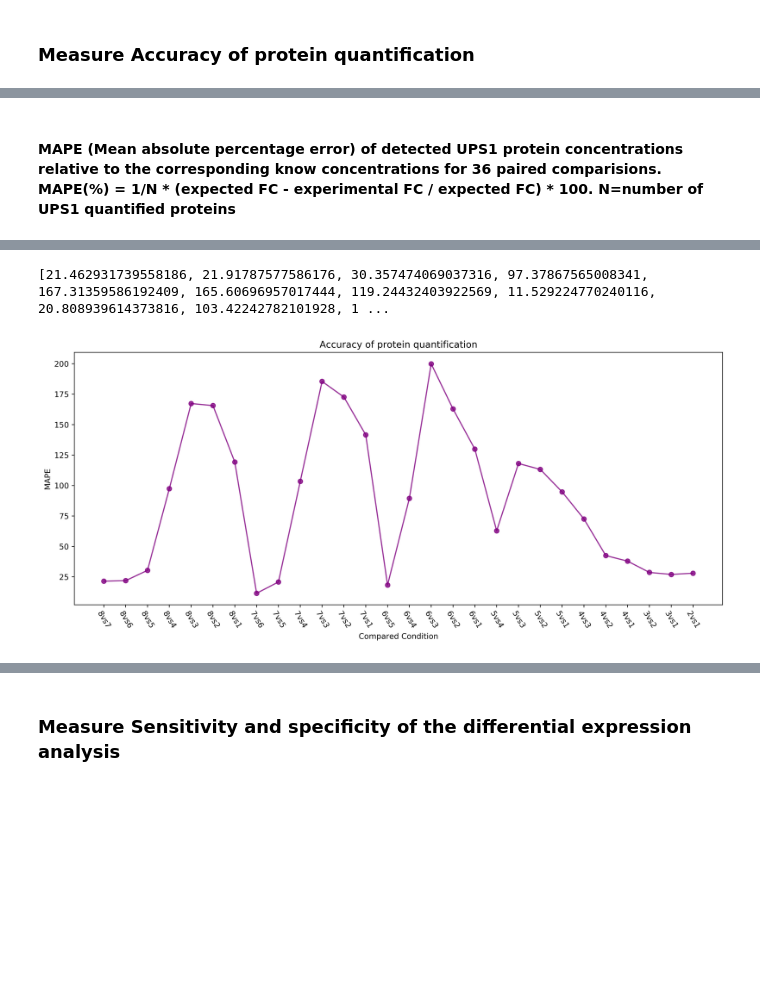
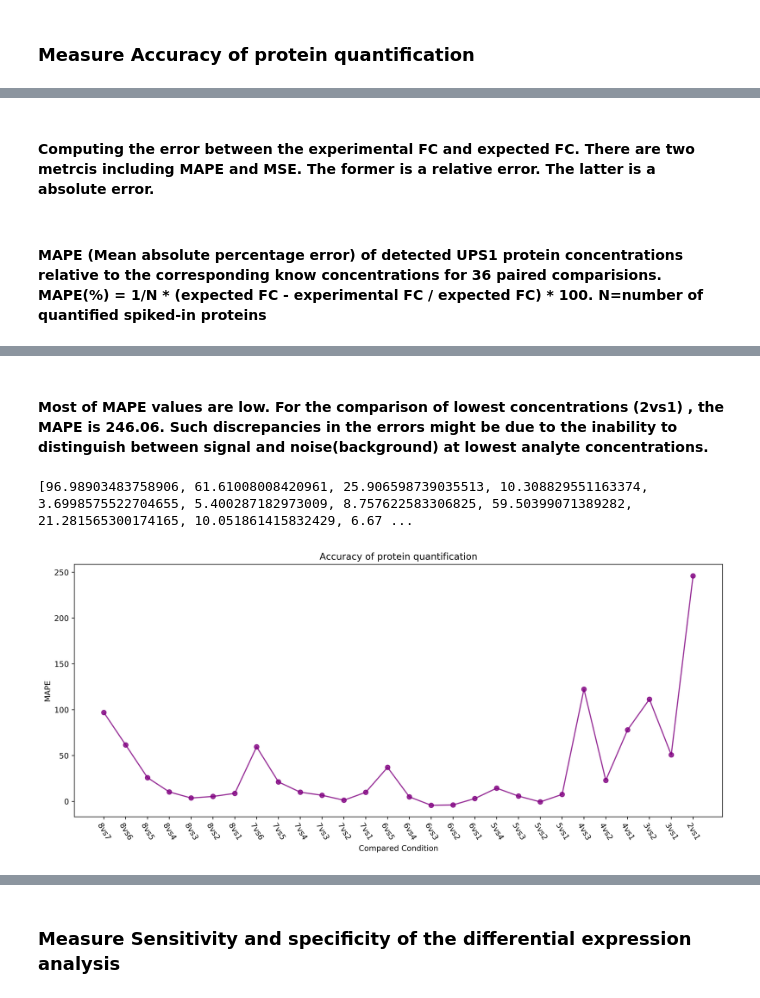
Before and after one commit to ypriverol/quantms-research, a Jupyter notebook: notebooks/PASS00589.ipynb, the cells around one changed output, grey strips where cells are left out. Drawn from its saved outputs; the diff is of its cells as text; code cells hidden in the pictures; blank space fills up the shorter version.

```diff
--- a/notebooks/PASS00589.ipynb
+++ b/notebooks/PASS00589.ipynb
@@ -59,0 +119,12 @@ plt.show()
+# %%
+missing_values_background = 0
+total = 0
+for condition in np.unique(quantms['Condition']):
+    quant_condition = quantms.loc[(quantms['ProteinName'].str.contains("HUMAN")) & (quantms['Condition'] == condition)]
+    for protein in np.unique(quant_condition['ProteinName']):
+        msruns = np.unique(quant_condition[quant_condition['ProteinName'] == protein]['Run'])
+        total += 3
+        if len(msruns) < 3:
+            missing_values_background += (3 - len(msruns))
+
+print(missing_values_background / total)
@@ -59,0 +133,19 @@ plt.show()
+# %%
+missing_values_background = 0
+expected_num = 0
+total = Master_Mix1 + Master_Mix2 + Master_Mix3
+original_background= original[-original['Protein'].isin(total)]
+original_background.head(10)
+for protein in np.unique(original_background['Protein']):
+    t = original_background[original_background['Protein'] == protein]
+    t = t.iloc[:, 3:]
+    for i in range(8):
+        spec_t = t.iloc[:, i * 3: 3 + i * 3]
+        spec_t = spec_t.dropna(axis=1, how="all")
+        if len(spec_t) == 0:
+            continue
+        else:
+            expected_num += 3
+            missing_values_background += (3 - spec_t.shape[1])
+
+print(missing_values_background / expected_num)
@@ -288,5 +489,7 @@ INFO  [2021-12-07 18:11:47]  == Comparisons for all proteins are done.
+# %% [markdown]
+#### Computing the error between the experimental FC and expected FC. There are two metrcis including MAPE and MSE. The former is a relative error. The latter is a absolute error.
 # %% [markdown]
-#### MAPE (Mean absolute percentage error) of detected UPS1 protein concentrations relative to the corresponding know concentrations for 36 paired comparisions. MAPE(%) = 1/N * (expected FC - experimental FC / expected FC) * 100. N=number of UPS1 quantified proteins
+#### MAPE (Mean absolute percentage error) of detected UPS1 protein concentrations relative to the corresponding know concentrations for 36 paired comparisions. MAPE(%) = 1/N * (expected FC - experimental FC / expected FC) * 100. N=number of quantified spiked-in proteins
 # %%
 compar_res = pd.read_csv("comparison_res.csv", sep=',', header=0)
 compar_res.head()
@@ -297,6 +500,8 @@ compar_res.head()
 | 2 | sp|A0A024RBG1|NUD4B_HUMAN;sp|Q9NZ... | 8vs5 | -0.172107 | NaN | NaN | 0.0 | NaN | NaN | NaN | 0.666667 | ... |
 | 3 | sp|A0A024RBG1|NUD4B_HUMAN;sp|Q9NZ... | 8vs4 | -0.104771 | NaN | NaN | 0.0 | NaN | NaN | NaN | 0.666667 | ... |
 | 4 | sp|A0A024RBG1|NUD4B_HUMAN;sp|Q9NZ... | 8vs3 | inf | NaN | NaN | NaN | NaN | 0.0 | oneConditionMissing | 0.833333 | ... |
+# %% [markdown]
+####  Most of MAPE values are low. For the comparison of lowest concentrations (2vs1) , the MAPE is 246.06. Such discrepancies in the errors might be due to the inability to distinguish between signal and noise(background) at lowest analyte concentrations.
 # %%
 # calculate MAPE
 import math
@@ -309,37 +514,39 @@ Master_Mix2_Mass = {'1': 100, '2': 62.995, '3': 39.685, '4': 25, '5': 2, '6': 1.
 Master_Mix3_Mass = {'1': 0.05, '2': 0.2, '3': 0.8, '4': 3.2, '5': 12.8, '6': 51.2, '7': 204.8, '8': 819.2}
 
 MAPE = []
 nonHuman_comp = compar_res[-compar_res['Protein'].str.contains("HUMAN")]
 conditions = ["8vs7", "8vs6", "8vs5","8vs4","8vs3", "8vs2", "8vs1","7vs6",
                           "7vs5", "7vs4", "7vs3", "7vs2","7vs1", "6vs5","6vs4","6vs3","6vs2","6vs1",
                           "5vs4","5vs3","5vs2","5vs1","4vs3","4vs2","4vs1","3vs2","3vs1","2vs1"]
+
 for condition in conditions:
     t = nonHuman_comp[nonHuman_comp['Label'] == condition]
     ape = []
     for protein in t['Protein']:
         if "Missing" in str(t[t['Protein'] == protein]['issue'].values[0]):
             continue
         if protein in Master_Mix1:
-            expected_FC = float(Master_Mix1_Mass[condition.split("vs")[0]]) / float(Master_Mix1_Mass[condition.split("vs")[1]])
+            expected_log2FC = np.log2(float(Master_Mix1_Mass[condition.split("vs")[0]]) / float(Master_Mix1_Mass[condition.split("vs")[1]]))
         elif protein in Master_Mix2:
-            expected_FC = float(Master_Mix2_Mass[condition.split("vs")[0]]) / float(Master_Mix2_Mass[condition.split("vs")[1]])
+            expected_log2FC = np.log2(float(Master_Mix2_Mass[condition.split("vs")[0]]) / float(Master_Mix2_Mass[condition.split("vs")[1]]))
         else:
-            expected_FC = float(Master_Mix3_Mass[condition.split("vs")[0]]) / float(Master_Mix3_Mass[condition.split("vs")[1]])
+            expected_log2FC = np.log2(float(Master_Mix3_Mass[condition.split("vs")[0]]) / float(Master_Mix3_Mass[condition.split("vs")[1]]))
+        if expected_log2FC <0:
 
-        experimental_FC = math.pow(2, t[t['Protein'] == protein]['log2FC'])
-        ape.append(np.abs(expected_FC - experimental_FC) / expected_FC * 100)
+        experimental_log2FC = t[t['Protein'] == protein]['log2FC']
+        ape.append(np.abs(expected_log2FC - experimental_log2FC) / expected_log2FC * 100)
 
     MAPE.append(np.mean(ape))
 
 print(MAPE)
 plt.figure(figsize=(15,6), dpi=500)
 plt.plot(range(28), MAPE, 'ro-', color='purple', alpha=0.8, label='')
 plt.xticks(range(28), conditions)
 plt.title("Accuracy of protein quantification")
 plt.xlabel("Compared Condition")
 plt.ylabel("MAPE")
 plt.xticks(rotation=300)
 plt.show()
 # %% [output]
-[21.462931739558186, 21.91787577586176, 30.357474069037316, 97.37867565008341, 167.31359586192409, 165.60696957017444, 119.24432403922569, 11.529224770240116, 20.808939614373816, 103.42242782101928, 1 ...
+[96.98903483758906, 61.61008008420961, 25.906598739035513, 10.308829551163374, 3.6998575522704655, 5.400287182973009, 8.757622583306825, 59.50399071389282, 21.281565300174165, 10.051861415832429, 6.67 ...
-[figure, old version]
+[figure, new version]
```
Also changed, not shown: parts of 37 cells of this notebook, 8 other files.
